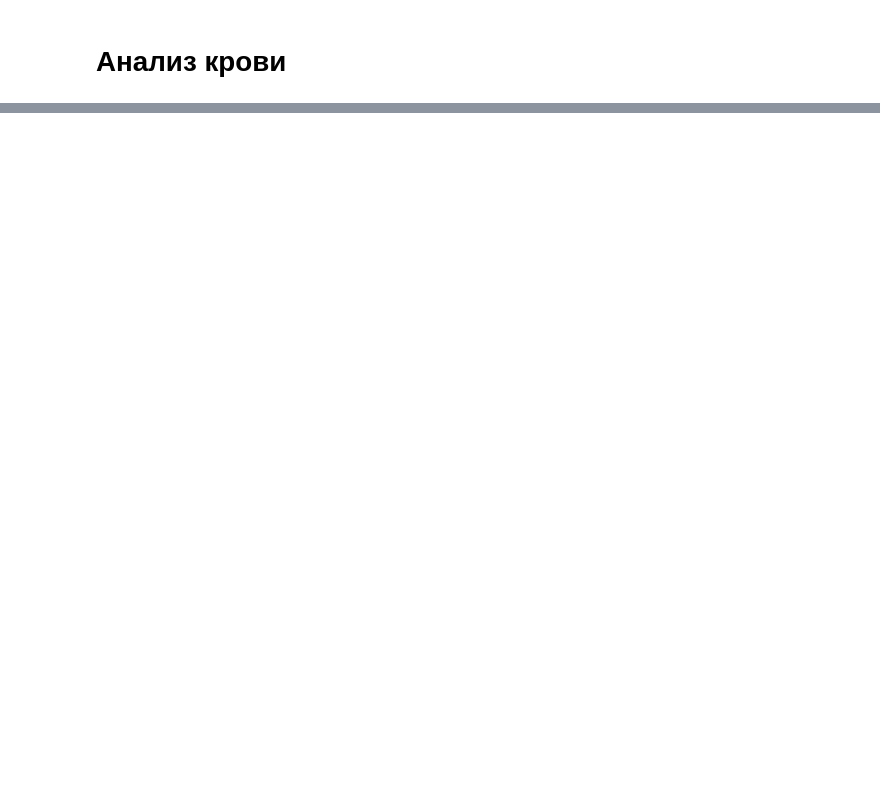
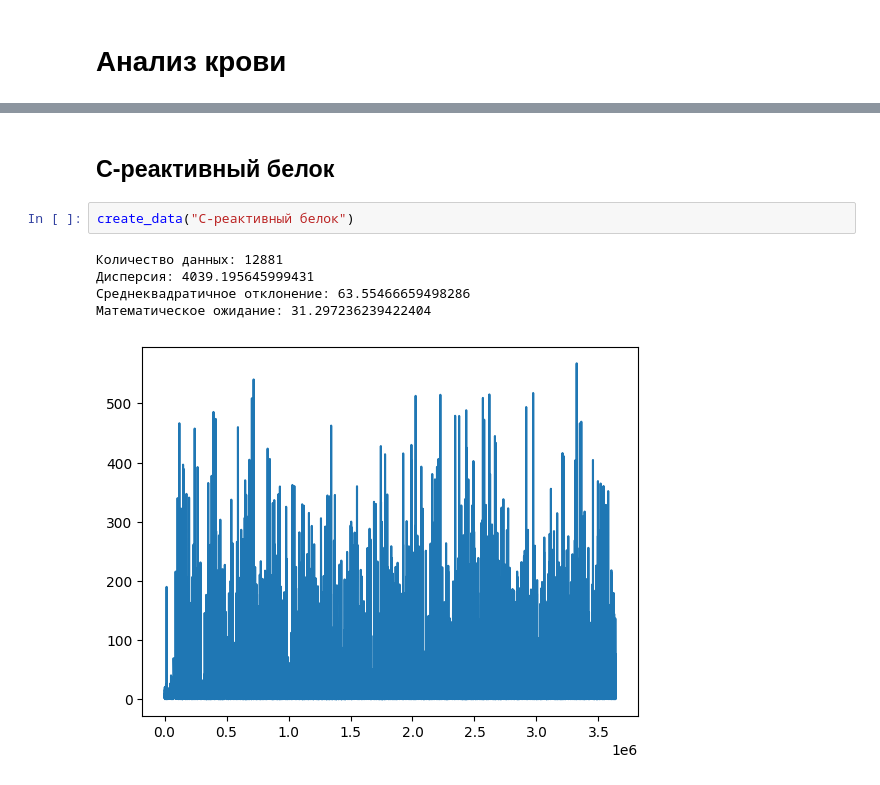
Before and after one commit to HST-inc/fitm-hackaton-2022, a Jupyter notebook: analytics/analytics.ipynb, the cells around one changed output, grey strips where cells are left out. Drawn from its saved outputs; the diff is of its cells as text; blank space fills up the shorter version.

```diff
--- a/analytics/analytics.ipynb
+++ b/analytics/analytics.ipynb
@@ -272,0 +330,10 @@ create_data("Нейтрофилы сегментоядерные")
+# %% [markdown]
+## С-реактивный белок
+# %%
+create_data("С-реактивный белок")
+# %% [output]
+Количество данных: 12881
+Дисперсия: 4039.195645999431
+Среднеквадратичное отклонение: 63.55466659498286
+Математическое ожидание: 31.297236239422404
+[figure, added]
```
Also changed, not shown: parts of 74 cells of this notebook.
